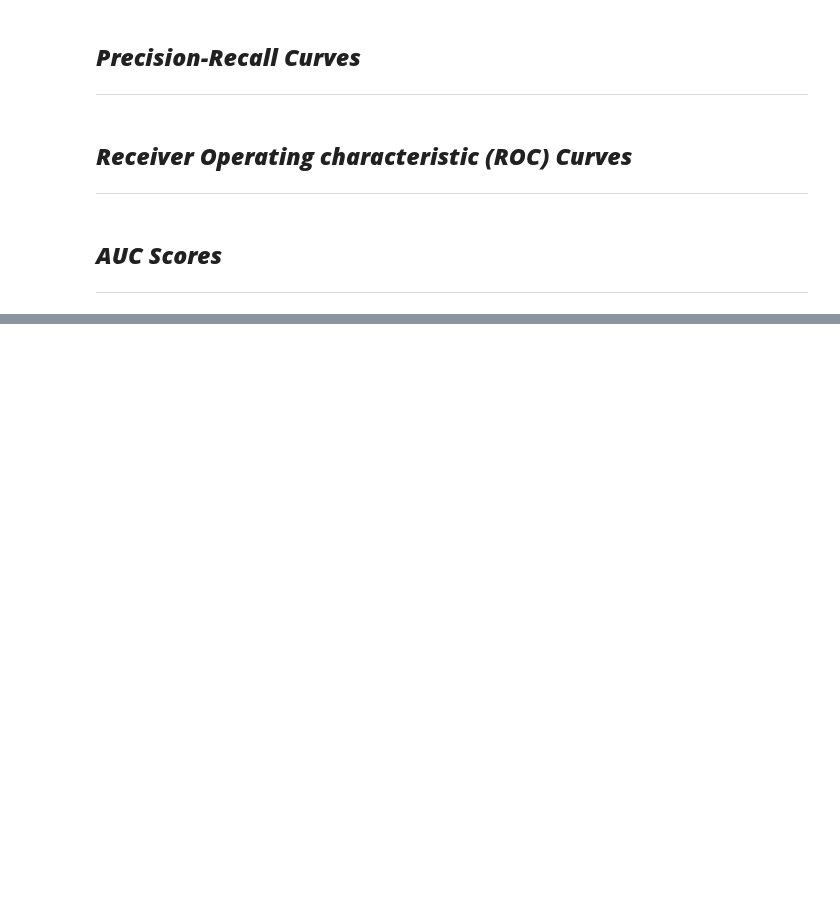
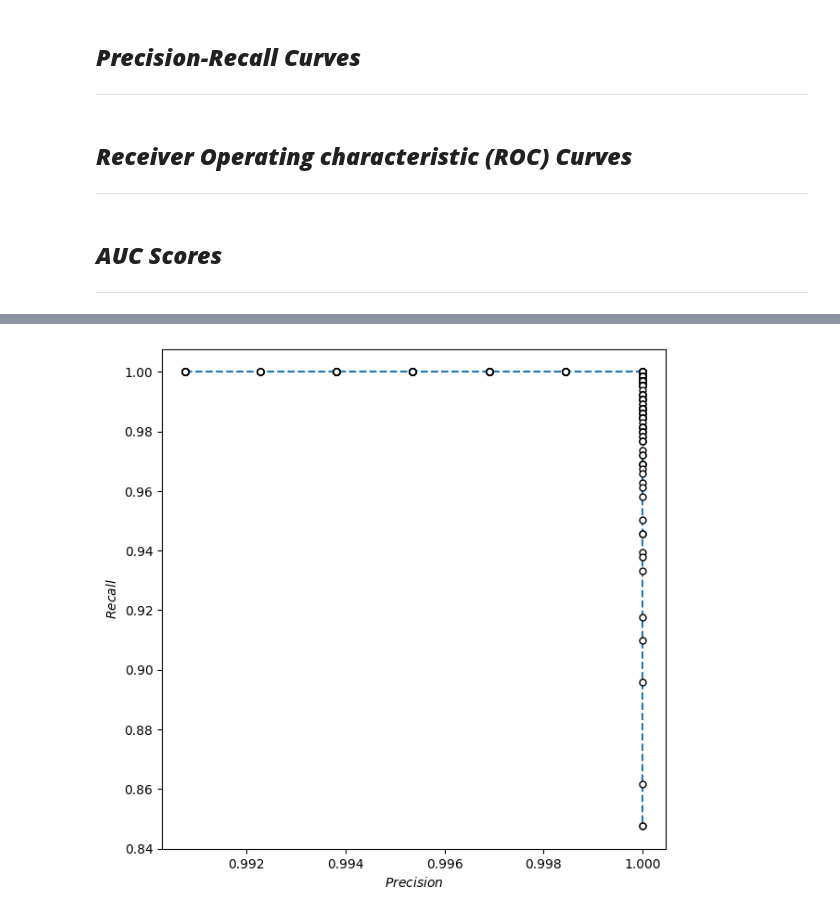
Before and after one commit to anoban/Applied-Machine-Learning-in-Python, a Jupyter notebook: anoban/Precision-Recall and ROC Curves.ipynb, the cells around one changed output, grey strips where cells are left out. Cells and saved outputs as stored; diff of their text form; code cells hidden in the pictures; blank space fills up the shorter version.

```diff
--- a/anoban/Precision-Recall and ROC Curves.ipynb
+++ b/anoban/Precision-Recall and ROC Curves.ipynb
@@ -39,0 +88,19 @@
+# %%
+# Precision-Recall curve
+precisions = []
+recalls = []
+
+for prob in np.arange(0.01, 1, step = 0.001):
+    preds = np.array(list(map(lambda lst: 1 if (lst[1] > prob) else 0, svc.predict_proba(test_x))))
+    labels, counts = np.unique(preds, return_counts = True)
+    precisions.append(precision_score(test_y, preds))
+    recalls.append(recall_score(test_y, preds))
+# %%
+fig, axes = plt.subplots()
+fig.set_size_inches(7, 7)
+axes.plot(precisions, recalls, mfc = "white", mec = "black", linestyle = "--", marker = "o", ms = 5)
+axes.set_xlabel("$Precision$")
+axes.set_ylabel("$Recall$")
+plt.show()
+# %% [output]
+[figure, added]
```
Also changed, not shown: parts of 6 cells of this notebook, 1 other file.
